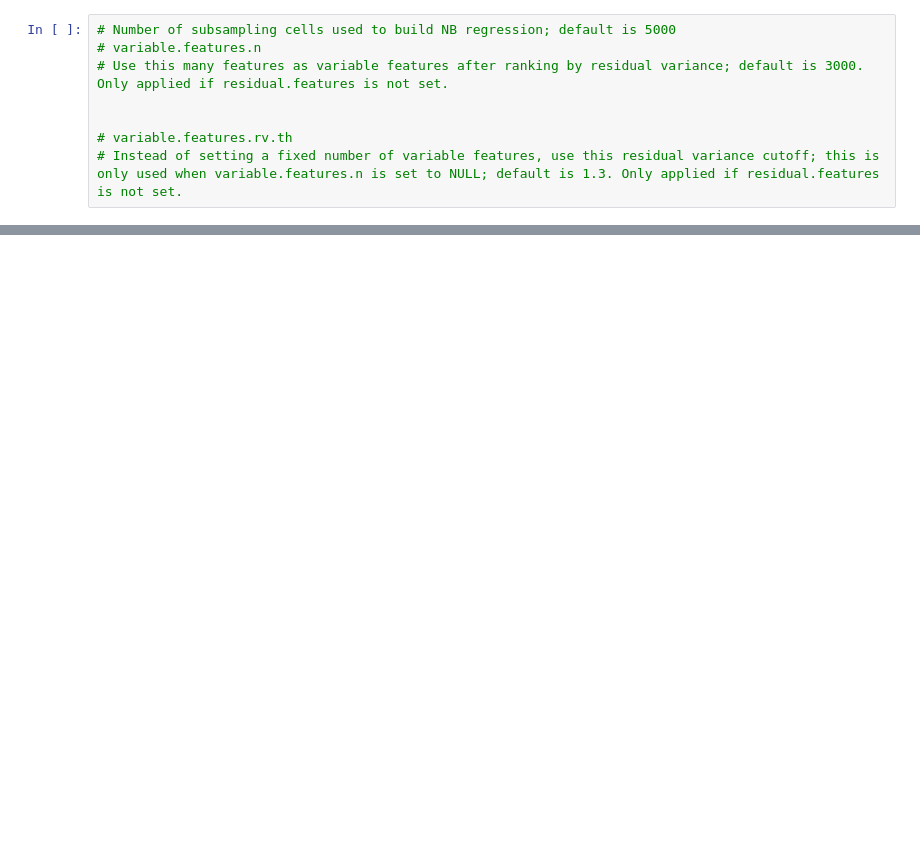
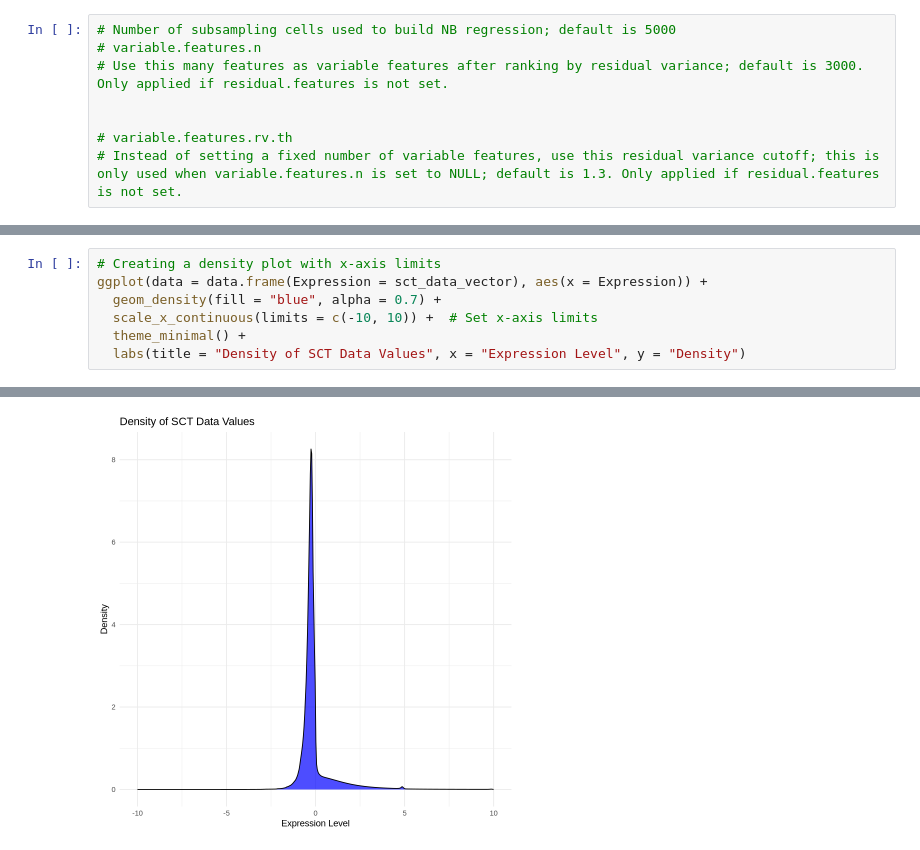
Before and after one commit to mmottaqii/AD-Biomarkers-MultiOmics, a Jupyter notebook: scripts/r_OUD.ipynb, the cells around one changed output, grey strips where cells are left out. Drawn from its saved outputs; the diff is of its cells as text; blank space fills up the shorter version.

```diff
--- a/scripts/r_OUD.ipynb
+++ b/scripts/r_OUD.ipynb
@@ -467,0 +685,8 @@ SaveSeuratRds(
+# %%
+# Creating a density plot with x-axis limits
+ggplot(data = data.frame(Expression = sct_data_vector), aes(x = Expression)) +
+  geom_density(fill = "blue", alpha = 0.7) +
+  scale_x_continuous(limits = c(-10, 10)) +  # Set x-axis limits
+  theme_minimal() +
+  labs(title = "Density of SCT Data Values", x = "Expression Level", y = "Density")
+# %% [output]
@@ -467,0 +695 @@ SaveSeuratRds(
+[figure, added]
```
Also changed, not shown: parts of 76 cells of this notebook.
